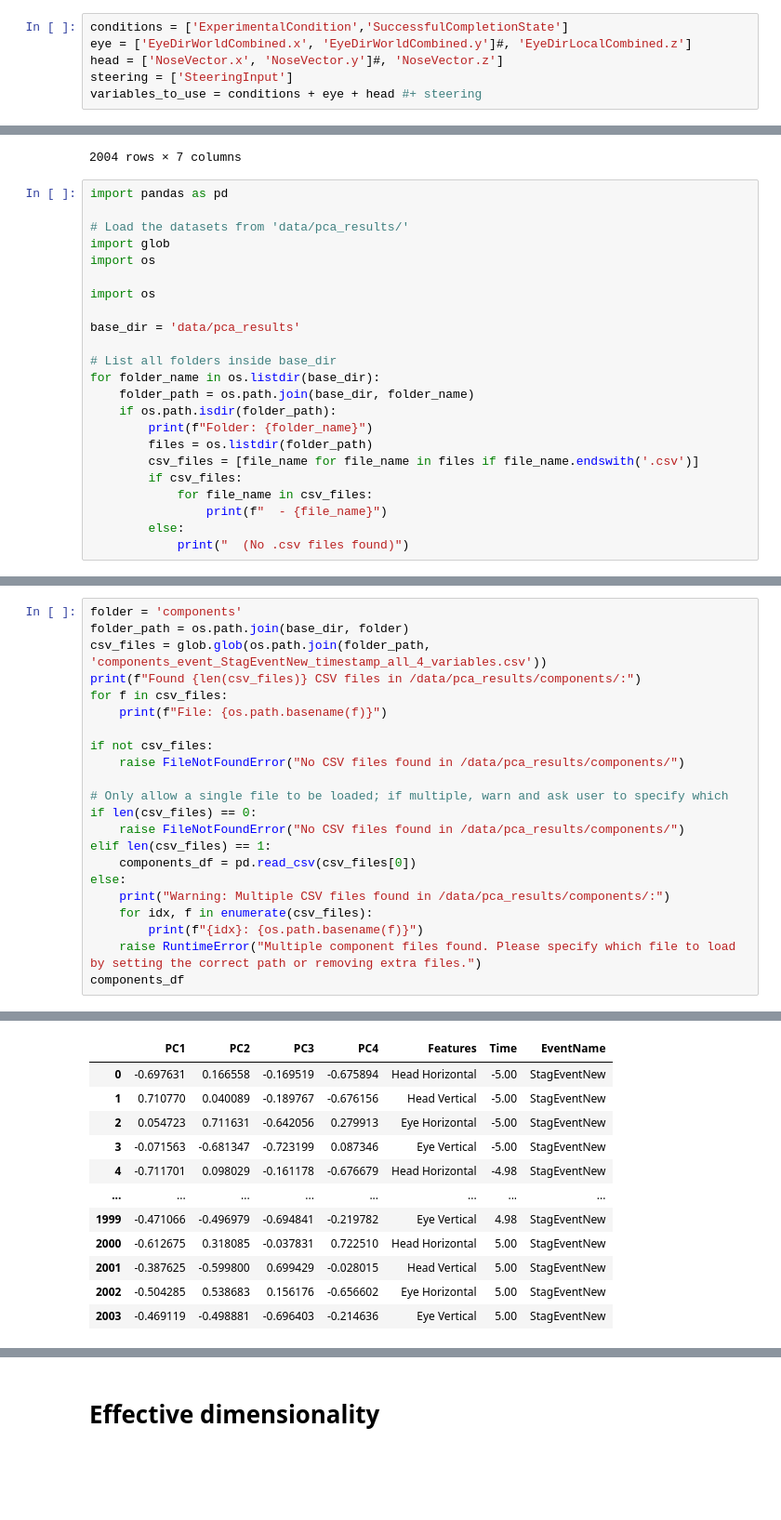
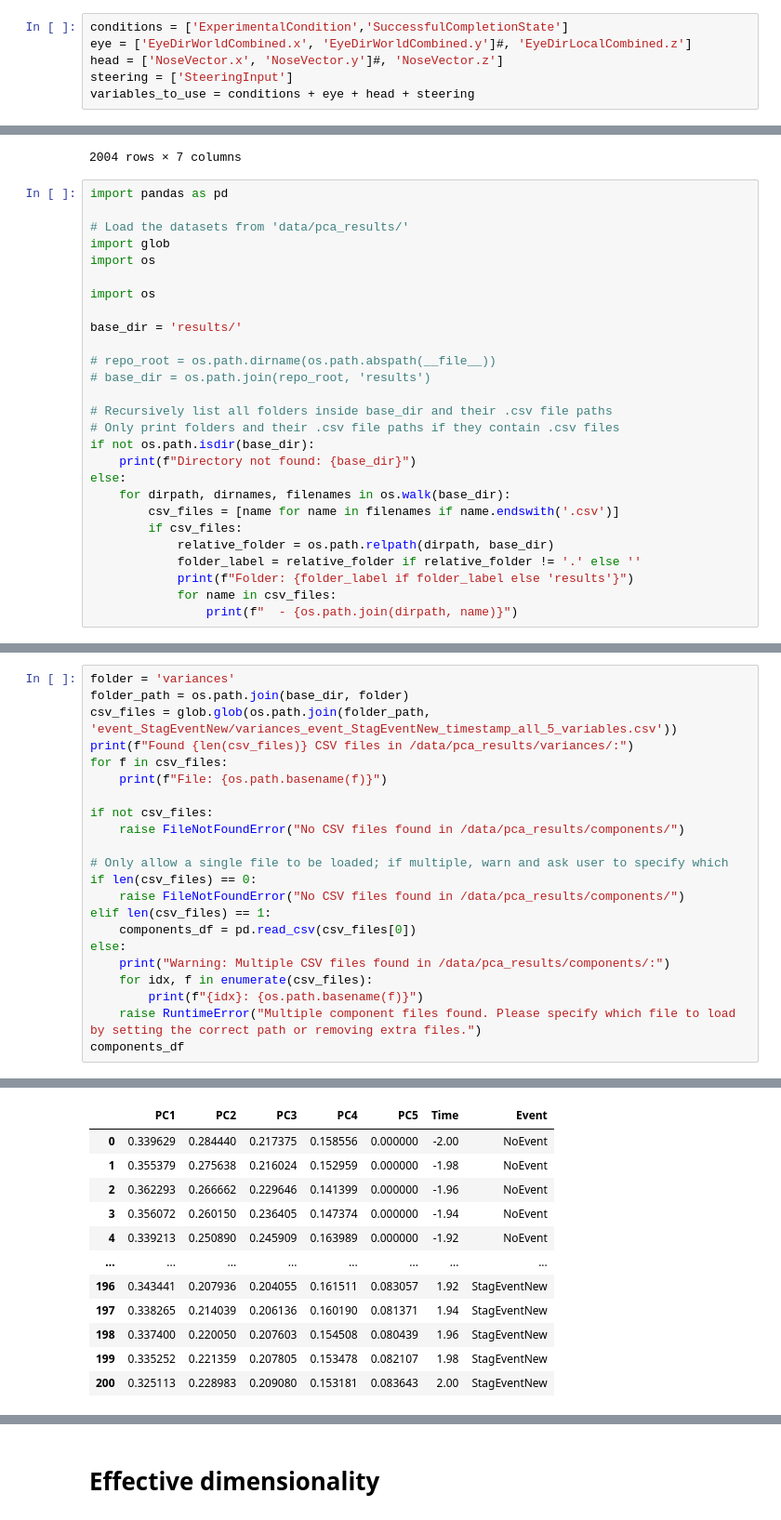
Before and after one commit to JohnMadrid/fpca-takeOverRequests, a Jupyter notebook: pca.ipynb, the cells around one changed output, grey strips where cells are left out. Shown: that part at 93% size. Cells and saved outputs as stored; diff of their text form; blank space fills up the shorter version.

Commit message:
Biplot and variance plots update

```diff
--- a/pca.ipynb
+++ b/pca.ipynb
@@ -908,4 +1078,4 @@ conditions = ['ExperimentalCondition','SuccessfulCompletionState']
 eye = ['EyeDirWorldCombined.x', 'EyeDirWorldCombined.y']#, 'EyeDirLocalCombined.z']
 head = ['NoseVector.x', 'NoseVector.y']#, 'NoseVector.z']
 steering = ['SteeringInput']
-variables_to_use = conditions + eye + head #+ steering
+variables_to_use = conditions + eye + head + steering
@@ -1043,18 +1138,22 @@ import os
 
 import os
 
-base_dir = 'data/pca_results'
+base_dir = 'results/'
 
-# List all folders inside base_dir
-for folder_name in os.listdir(base_dir):
-    folder_path = os.path.join(base_dir, folder_name)
-    if os.path.isdir(folder_path):
-        print(f"Folder: {folder_name}")
-        files = os.listdir(folder_path)
-        csv_files = [file_name for file_name in files if file_name.endswith('.csv')]
+# repo_root = os.path.dirname(os.path.abspath(__file__))
+# base_dir = os.path.join(repo_root, 'results')
+
+# Recursively list all folders inside base_dir and their .csv file paths
+# Only print folders and their .csv file paths if they contain .csv files
+if not os.path.isdir(base_dir):
+    print(f"Directory not found: {base_dir}")
+else:
+    for dirpath, dirnames, filenames in os.walk(base_dir):
+        csv_files = [name for name in filenames if name.endswith('.csv')]
         if csv_files:
-            for file_name in csv_files:
-                print(f"  - {file_name}")
-        else:
-            print("  (No .csv files found)")
+            relative_folder = os.path.relpath(dirpath, base_dir)
+            folder_label = relative_folder if relative_folder != '.' else ''
+            print(f"Folder: {folder_label if folder_label else 'results'}")
+            for name in csv_files:
+                print(f"  - {os.path.join(dirpath, name)}")
 # %% [output]
@@ -1069,8 +1174,8 @@ Folder: variances
 # %%
-folder = 'components'
+folder = 'variances'
 folder_path = os.path.join(base_dir, folder)
-csv_files = glob.glob(os.path.join(folder_path, 'components_event_StagEventNew_timestamp_all_4_variables.csv'))
-print(f"Found {len(csv_files)} CSV files in /data/pca_results/components/:")
+csv_files = glob.glob(os.path.join(folder_path, 'event_StagEventNew/variances_event_StagEventNew_timestamp_all_5_variables.csv'))
+print(f"Found {len(csv_files)} CSV files in /data/pca_results/variances/:")
 for f in csv_files:
     print(f"File: {os.path.basename(f)}")
 
@@ -1094,12 +1199,12 @@ File: components_event_StagEventNew_timestamp_all_4_variables.csv
-|  | PC1 | PC2 | PC3 | PC4 | Features | Time | EventName |
-| 0 | -0.697631 | 0.166558 | -0.169519 | -0.675894 | Head Horizontal | -5.00 | StagEventNew |
-| 1 | 0.710770 | 0.040089 | -0.189767 | -0.676156 | Head Vertical | -5.00 | StagEventNew |
-| 2 | 0.054723 | 0.711631 | -0.642056 | 0.279913 | Eye Horizontal | -5.00 | StagEventNew |
-| 3 | -0.071563 | -0.681347 | -0.723199 | 0.087346 | Eye Vertical | -5.00 | StagEventNew |
-| 4 | -0.711701 | 0.098029 | -0.161178 | -0.676679 | Head Horizontal | -4.98 | StagEventNew |
+|  | PC1 | PC2 | PC3 | PC4 | PC5 | Time | Event |
+| 0 | 0.339629 | 0.284440 | 0.217375 | 0.158556 | 0.000000 | -2.00 | NoEvent |
+| 1 | 0.355379 | 0.275638 | 0.216024 | 0.152959 | 0.000000 | -1.98 | NoEvent |
+| 2 | 0.362293 | 0.266662 | 0.229646 | 0.141399 | 0.000000 | -1.96 | NoEvent |
+| 3 | 0.356072 | 0.260150 | 0.236405 | 0.147374 | 0.000000 | -1.94 | NoEvent |
+| 4 | 0.339213 | 0.250890 | 0.245909 | 0.163989 | 0.000000 | -1.92 | NoEvent |
 | ... | ... | ... | ... | ... | ... | ... | ... |
-| 1999 | -0.471066 | -0.496979 | -0.694841 | -0.219782 | Eye Vertical | 4.98 | StagEventNew |
-| 2000 | -0.612675 | 0.318085 | -0.037831 | 0.722510 | Head Horizontal | 5.00 | StagEventNew |
-| 2001 | -0.387625 | -0.599800 | 0.699429 | -0.028015 | Head Vertical | 5.00 | StagEventNew |
-| 2002 | -0.504285 | 0.538683 | 0.156176 | -0.656602 | Eye Horizontal | 5.00 | StagEventNew |
-| 2003 | -0.469119 | -0.498881 | -0.696403 | -0.214636 | Eye Vertical | 5.00 | StagEventNew |
+| 196 | 0.343441 | 0.207936 | 0.204055 | 0.161511 | 0.083057 | 1.92 | StagEventNew |
+| 197 | 0.338265 | 0.214039 | 0.206136 | 0.160190 | 0.081371 | 1.94 | StagEventNew |
+| 198 | 0.337400 | 0.220050 | 0.207603 | 0.154508 | 0.080439 | 1.96 | StagEventNew |
+| 199 | 0.335252 | 0.221359 | 0.207805 | 0.153478 | 0.082107 | 1.98 | StagEventNew |
+| 200 | 0.325113 | 0.228983 | 0.209080 | 0.153181 | 0.083643 | 2.00 | StagEventNew |
```
Also changed, not shown: parts of 13 cells of this notebook, 1 other file.
